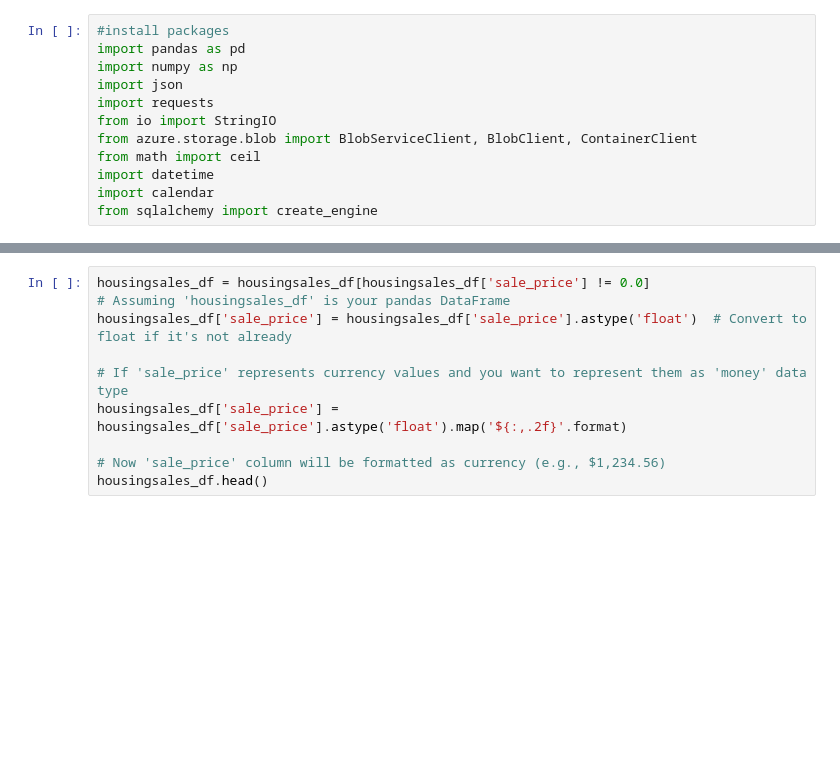
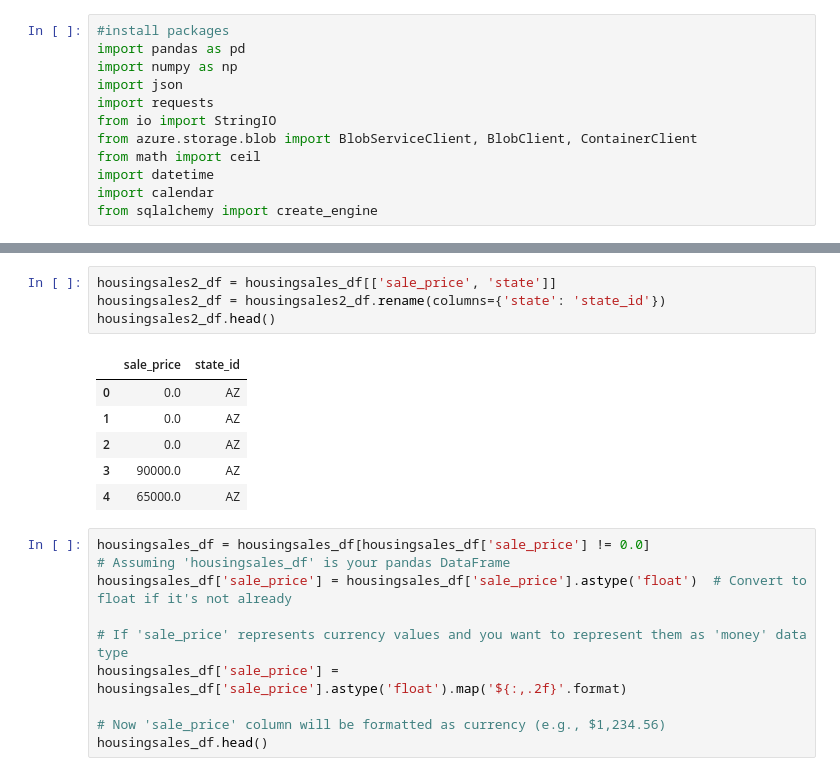
Before and after one commit to WasikulIslam1/CIS-4400-Project-9, a Jupyter notebook: HousingMarket/Scripts/ETL.ipynb, the cells around one changed output, grey strips where cells are left out. Drawn from its saved outputs; the diff is of its cells as text; blank space fills up the shorter version.

```diff
--- a/HousingMarket/Scripts/ETL.ipynb
+++ b/HousingMarket/Scripts/ETL.ipynb
@@ -52,6 +53,17 @@ housingsales.csv
 4                  NaN                       NaN        NaN
 
 [5 rows x 43 columns]
+# %%
+housingsales2_df = housingsales_df[['sale_price', 'state']]
+housingsales2_df = housingsales2_df.rename(columns={'state': 'state_id'})
+housingsales2_df.head()
+# %% [output]
+|  | sale_price | state_id |
+| 0 | 0.0 | AZ |
+| 1 | 0.0 | AZ |
+| 2 | 0.0 | AZ |
+| 3 | 90000.0 | AZ |
+| 4 | 65000.0 | AZ |
 # %%
 housingsales_df = housingsales_df[housingsales_df['sale_price'] != 0.0]
 # Assuming 'housingsales_df' is your pandas DataFrame
```
Also changed, not shown: parts of 7 cells of this notebook, 6 other files.
